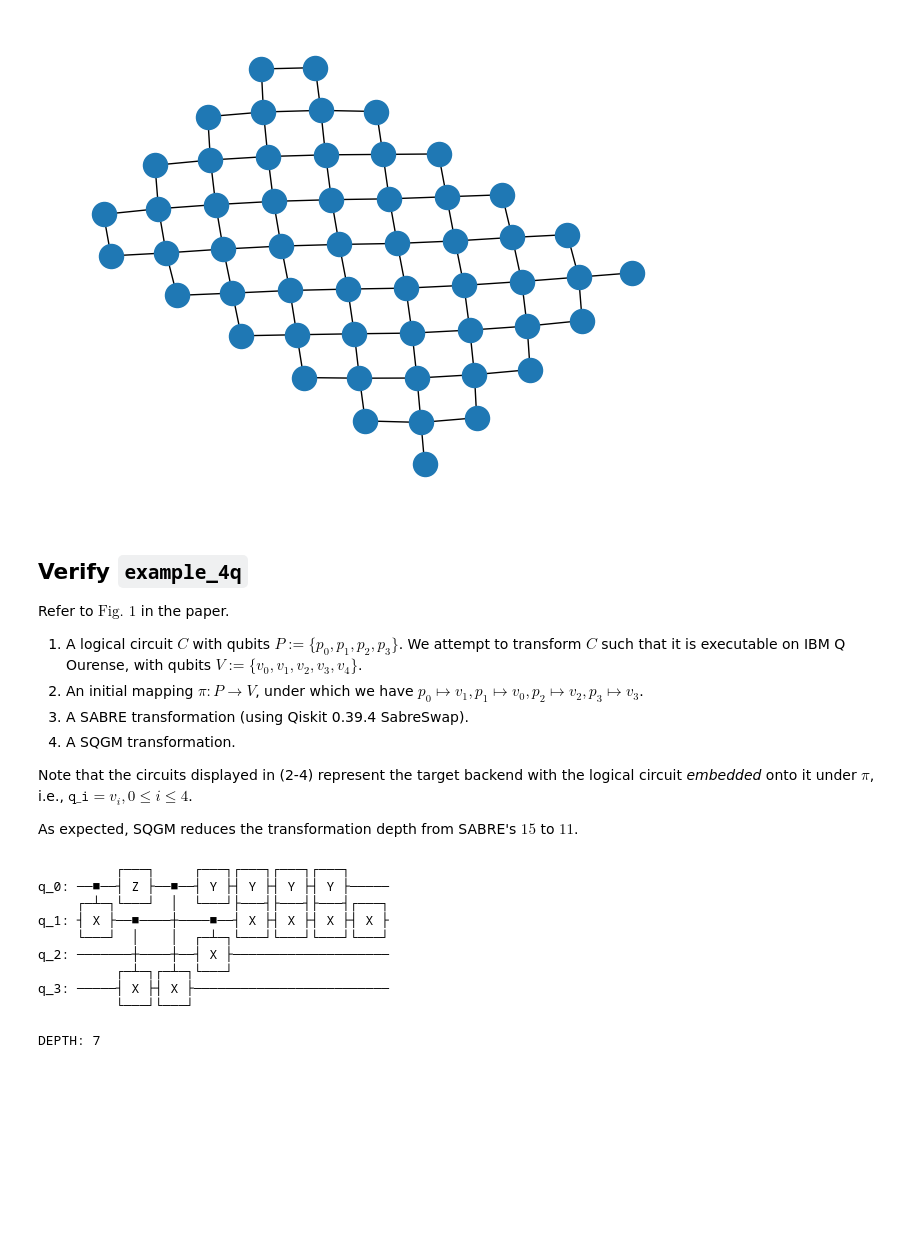
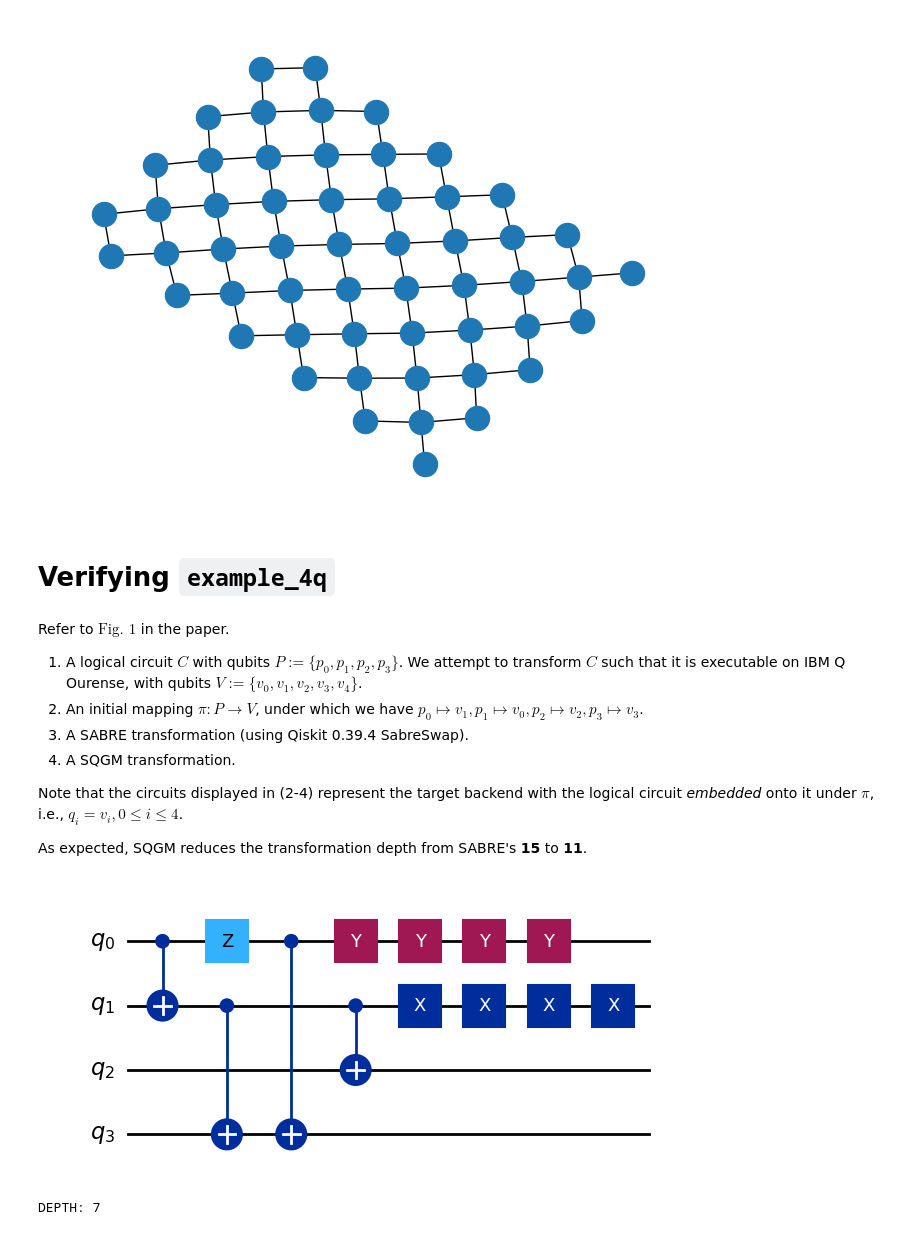
Before and after one commit to ebony72/sqgm, a Jupyter notebook: display.ipynb, the cells around one changed output. Drawn from its saved outputs; the diff is of its cells as text; code cells hidden in the pictures; blank space fills up the shorter version.

```diff
--- a/display.ipynb
+++ b/display.ipynb
@@ -51,9 +51,9 @@ display_ag(sycamore53())
 display_ag(sycamore54())
 # %% [output]
 [figure]
+# %% [markdown]
+# Verifying `example_4q`
 # %% [markdown]
-## Verify `example_4q`
-
 Refer to $\text{Fig. 1}$ in the paper.
 
 1. A logical circuit $C$ with qubits $P := \{p_0, p_1, p_2, p_3\}$. We attempt to transform $C$ such that it is executable on IBM Q Ourense, with qubits $V := \{v_0, v_1, v_2, v_3, v_4\}$.
@@ -61,20 +61,14 @@ Refer to $\text{Fig. 1}$ in the paper.
 3. A SABRE transformation (using Qiskit 0.39.4 SabreSwap).
 4. A SQGM transformation.
 
-Note that the circuits displayed in (2-4) represent the target backend with the logical circuit *embedded* onto it under $\pi$, i.e., $\texttt{q\_i} = v_i, 0 \leq i \leq 4$.
+Note that the circuits displayed in (2-4) represent the target backend with the logical circuit *embedded* onto it under $\pi$, i.e., $q_i = v_i, 0 \leq i \leq 4$.
 
-As expected, SQGM reduces the transformation depth from SABRE's $15$ to $11$.
+As expected, SQGM reduces the transformation depth from SABRE's **15** to **11**.
 # %%
-qc1 = display_qc("benchmark/example_4q/example_4q.qasm", t="circuit")
-print(f"DEPTH: {qc1.depth()}")
+ag = CouplingMap(ourense().edges)
+qc = QuantumCircuit.from_qasm_file("benchmark/example_4q/example_4q.qasm")
+display_qc(qc)
+print(f"DEPTH: {qc.depth()}")
 # %% [output]
+[figure, added]
-          ┌───┐     ┌───┐┌───┐┌───┐┌───┐
-q_0: ──■──┤ Z ├──■──┤ Y ├┤ Y ├┤ Y ├┤ Y ├─────
-     ┌─┴─┐└───┘  │  └───┘├───┤├───┤├───┤┌───┐
-q_1: ┤ X ├──■────┼────■──┤ X ├┤ X ├┤ X ├┤ X ├
-     └───┘  │    │  ┌─┴─┐└───┘└───┘└───┘└───┘
-q_2: ───────┼────┼──┤ X ├────────────────────
-          ┌─┴─┐┌─┴─┐└───┘
-q_3: ─────┤ X ├┤ X ├─────────────────────────
-          └───┘└───┘
+DEPTH: 7
-DEPTH: 7
```
Also changed, not shown: parts of 20 cells of this notebook, 8 other files.
